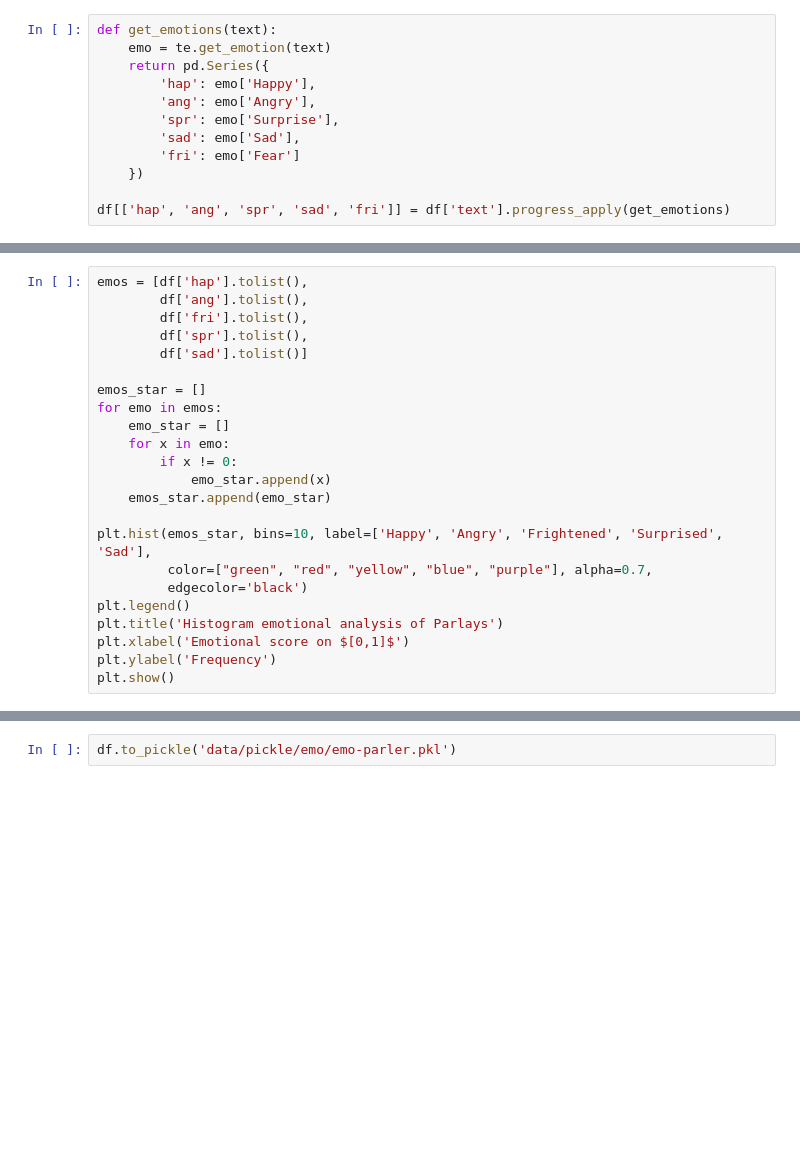
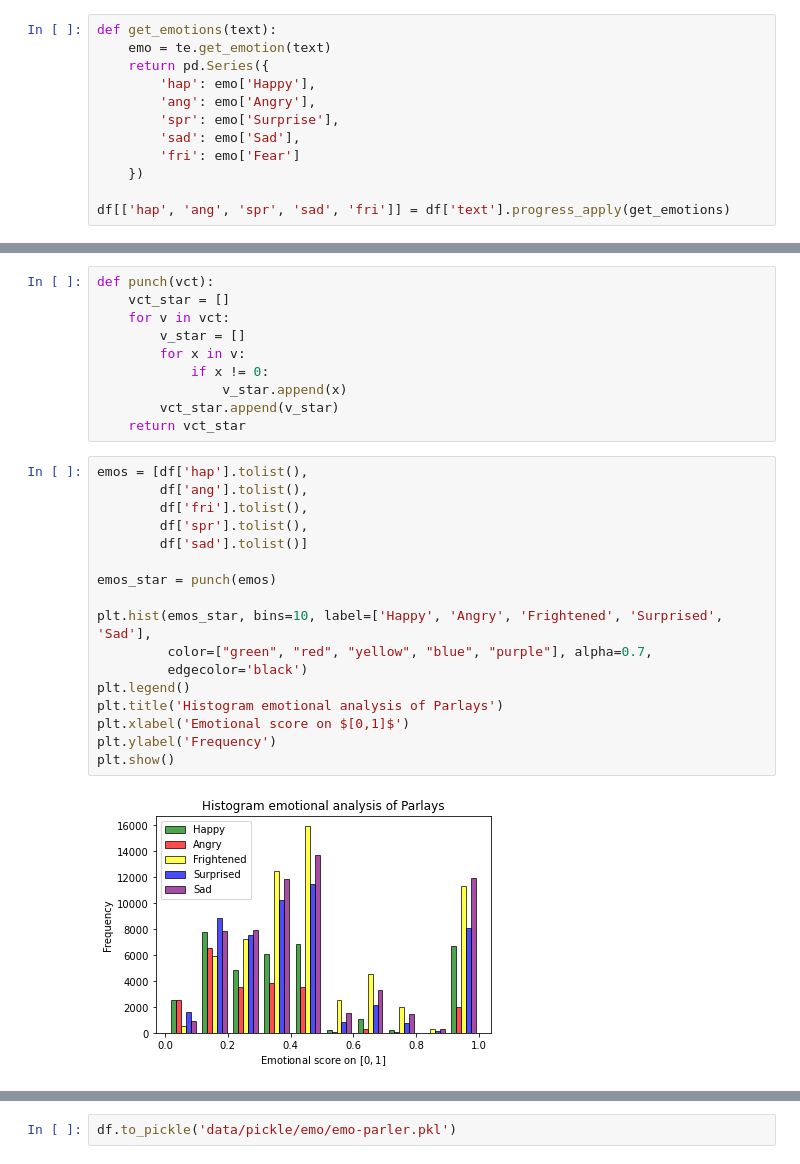
Before and after one commit to fedorukben/bdc2021, a Jupyter notebook: emo-analysis.ipynb, the cells around one changed output, grey strips where cells are left out. Cells and saved outputs as stored; diff of their text form; blank space fills up the shorter version.

```diff
--- a/emo-analysis.ipynb
+++ b/emo-analysis.ipynb
@@ -61,26 +89,32 @@ df
+# %%
+def punch(vct):
+    vct_star = []
+    for v in vct:
+        v_star = []
+        for x in v:
+            if x != 0:
+                v_star.append(x)
+        vct_star.append(v_star)
+    return vct_star
 # %%
 emos = [df['hap'].tolist(),
         df['ang'].tolist(),
         df['fri'].tolist(),
         df['spr'].tolist(),
         df['sad'].tolist()]
 
-emos_star = []
-for emo in emos:
-    emo_star = []
-    for x in emo:
-        if x != 0:
-            emo_star.append(x)
-    emos_star.append(emo_star)
+emos_star = punch(emos)
 
 plt.hist(emos_star, bins=10, label=['Happy', 'Angry', 'Frightened', 'Surprised', 'Sad'],
          color=["green", "red", "yellow", "blue", "purple"], alpha=0.7,
          edgecolor='black')
 plt.legend()
 plt.title('Histogram emotional analysis of Parlays')
 plt.xlabel('Emotional score on $[0,1]$')
 plt.ylabel('Frequency')
 plt.show()
+# %% [output]
+[figure, added]
 # %%
 sns.kdeplot(data=emos_star, color=['red', 'purple', 'yellow', 'blue', 'green'])
 plt.legend(['Happy', 'Angry', 'Frightened', 'Surprised', 'Sad'])
```
Also changed, not shown: parts of 18 cells of this notebook, 7 other files.
